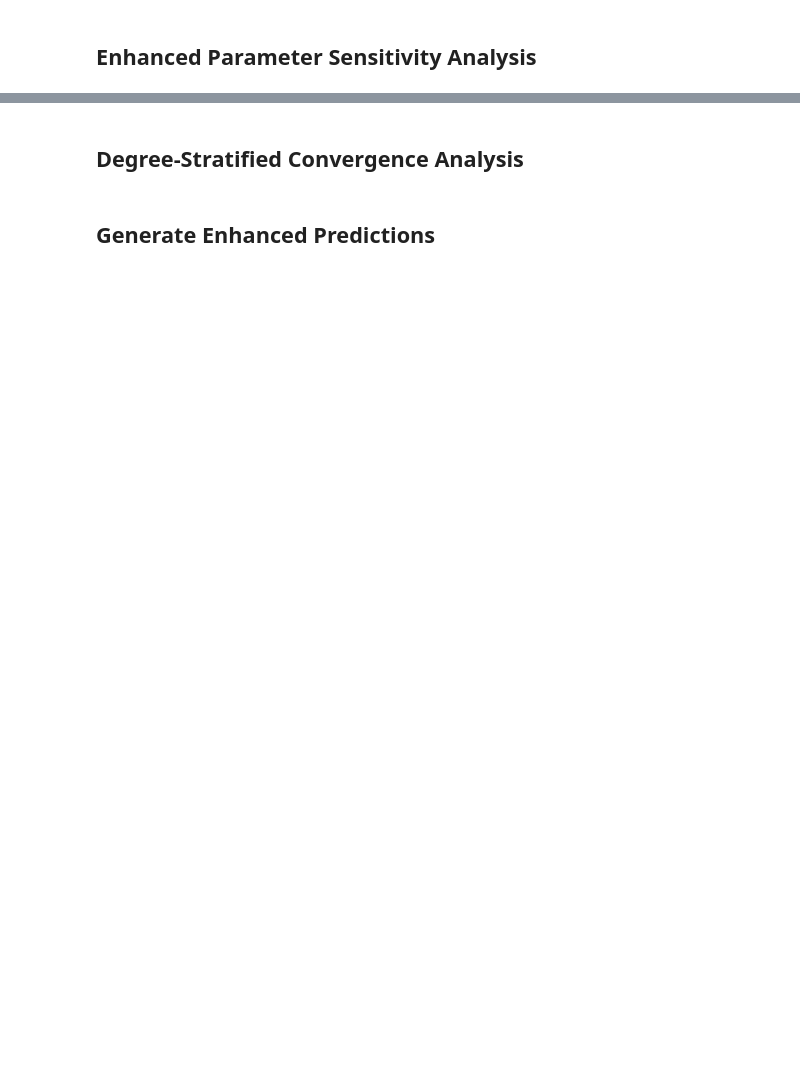
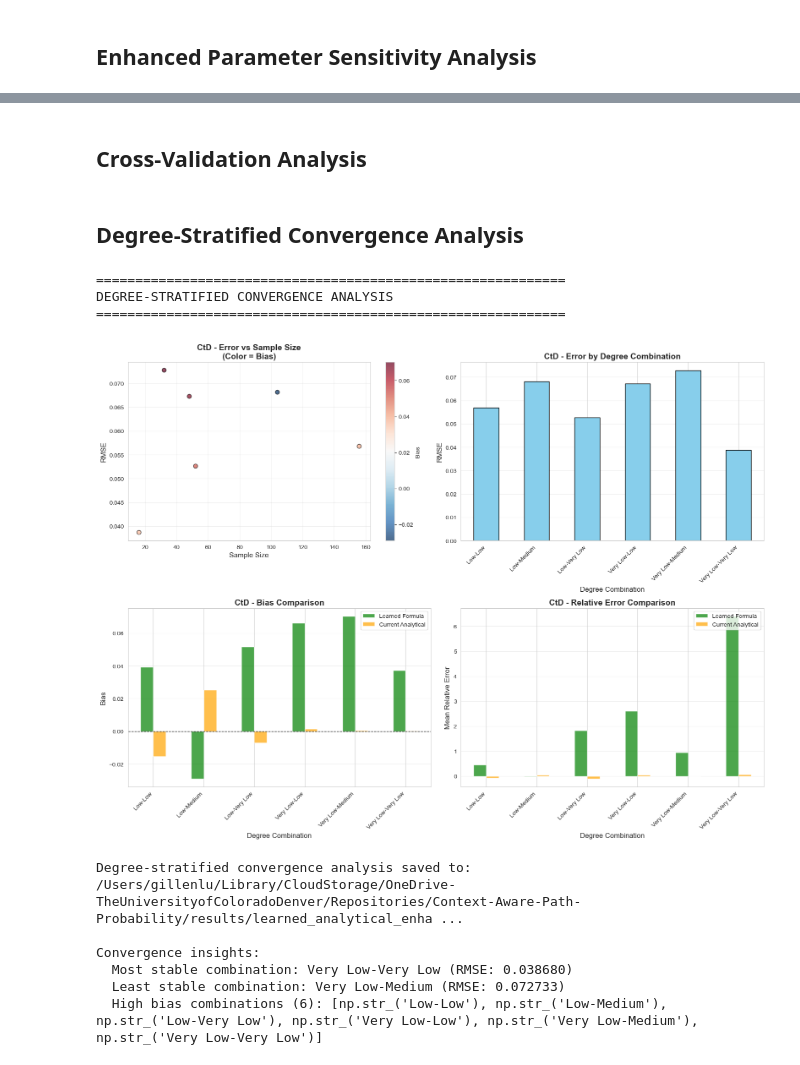
Before and after one commit to lagillenwater/Context-Aware-Path-Probability, a Jupyter notebook: notebooks/8_learned_analytical_formula_with_degree_analysis.ipynb, the cells around one changed output, grey strips where cells are left out. Cells and saved outputs as stored; diff of their text form; code cells hidden in the pictures; blank space fills up the shorter version.

Commit message:
extended model comparisons

```diff
--- a/notebooks/8_learned_analytical_formula_with_degree_analysis.ipynb
+++ b/notebooks/8_learned_analytical_formula_with_degree_analysis.ipynb
@@ -19,10 +36,10 @@ comprehensive degree-based error analysis for better understanding of formula pe
 # %%
 # Papermill parameters
-edge_type = "PCiC"  # Start with smallest edge type for testing
+edge_type = "CtD"  # Start with smallest edge type for testing
 N_candidates = [2, 3, 5, 7, 10]  # Reduced for faster testing
-convergence_threshold = 0.01  # 1% for faster convergence
+convergence_threshold = 0.001  # 1% for faster convergence
 target_metric = "correlation"
-min_metric_value = 0.95
+min_metric_value = 0.9999
 formula_type = "original"  # 'original', 'extended', 'polynomial'
 small_graph_mode = True  # Use small graph optimizations
 
@@ -109,12 +156,19 @@ print(f"  Ensemble size: {learner.ensemble_size}")
 # %% [markdown]
 ## Enhanced Minimum Permutations Analysis
 # %%
-# Run enhanced minimum permutations analysis
+# Run IMPROVED minimum permutations analysis with methodological fixes
 print(f"{'='*80}")
-print(f"ENHANCED MINIMUM PERMUTATIONS ANALYSIS - {edge_type}")
+print(f"IMPROVED MINIMUM PERMUTATIONS ANALYSIS - {edge_type}")
 print(f"{'='*80}")
+print(f"🔧 METHODOLOGY FIXES:")
+print(f"  ✓ Few-permutation train/test split (eliminates validation MAE < training MAE)")
+print(f"  ✓ Enhanced regularization (prevents overfitting)")
+print(f"  ✓ Analytical-informed initialization (better starting point)")
+print(f"  ✓ Progressive model complexity selection (AIC/BIC)")
+print(f"")
 
-results = learner.find_minimum_permutations(
+# Use the IMPROVED method instead of the old one
+results = learner.find_minimum_permutations_improved(
     graph_name=edge_type,
     data_dir=data_dir,
     results_dir=results_dir,
@@ -125,8 +179,11 @@ results = learner.find_minimum_permutations(
 )
 
 print(f"\n{'='*80}")
-print(f"RESULTS SUMMARY")
+print(f"IMPROVED RESULTS SUMMARY")
 print(f"{'='*80}")
 print(f"Minimum permutations: N = {results['N_min']}")
-print(f"Final validation correlation: {results['final_metrics']['correlation']:.6f}")
-print(f"Improvement over baseline: {((results['final_metrics']['correlation'] - results['baseline_metrics']['correlation']) / results['baseline_metrics']['correlation'] * 100):+.1f}%")
+print(f"Final test correlation: {results['final_test_metrics']['correlation']:.6f}")
+print(f"Final test MAE: {results['final_test_metrics']['mae']:.6f}")
+print(f"Training MAE: {results['final_train_metrics']['mae']:.6f}")
+print(f"✓ Test MAE >= Training MAE: {results['final_test_metrics']['mae'] >= results['final_train_metrics']['mae']}")
+print(f"Improvement over baseline: {((results['final_test_metrics']['correlation'] - results['baseline_metrics']['correlation']) / results['baseline_metrics']['correlation'] * 100):+.1f}%")
@@ -195,3 +401,5 @@ else:
+# %% [markdown]
+## Cross-Validation Analysis
 # %% [markdown]
 ## Degree-Stratified Convergence Analysis
 # %%
@@ -227,51 +435,62 @@ if degree_error_metrics is not None:
     ax.grid(axis='y', alpha=0.3)
     ax.set_xticklabels(ax.get_xticklabels(), rotation=45, ha='right')
 
-    # Plot 3: Bias analysis
+    # Plot 3: Bias analysis - PROPERLY FIXED LEGEND
     ax = axes[1, 0]
-    bias_data = degree_error_metrics[['bias_learned', 'bias_analytical']]
+    bias_data = degree_error_metrics[['bias_learned', 'bias_analytical']].copy()
+    bias_data.columns = ['Learned Formula', 'Current Analytical']  # Rename for proper legend
     bias_data.plot(kind='bar', ax=ax, color=['green', 'orange'], alpha=0.7)
     ax.axhline(0, color='black', linestyle='--', linewidth=1)
     ax.set_xlabel('Degree Combination', fontsize=12)
     ax.set_ylabel('Bias', fontsize=12)
     ax.set_title(f'{edge_type} - Bias Comparison', fontsize=14, fontweight='bold')
-    ax.legend(['Learned', 'Analytical'])
+    ax.legend(loc='upper right')  # Use automatic legend from column names
     ax.grid(axis='y', alpha=0.3)
     ax.set_xticklabels(ax.get_xticklabels(), rotation=45, ha='right')
 
-    # Plot 4: Relative error distribution
+    # Plot 4: Relative error distribution - PROPERLY FIXED LEGEND
     ax = axes[1, 1]
-    rel_error_data = degree_error_metrics[['rel_error_mean_learned', 'rel_error_mean_analytical']]
+    rel_error_data = degree_error_metrics[['rel_error_mean_learned', 'rel_error_mean_analytical']].copy()
+    rel_error_data.columns = ['Learned Formula', 'Current Analytical']  # Rename for proper legend
     rel_error_data.plot(kind='bar', ax=ax, color=['green', 'orange'], alpha=0.7)
     ax.set_xlabel('Degree Combination', fontsize=12)
     ax.set_ylabel('Mean Relative Error', fontsize=12)
     ax.set_title(f'{edge_type} - Relative Error Comparison', fontsize=14, fontweight='bold')
-    ax.legend(['Learned', 'Analytical'])
+    ax.legend(loc='upper right')  # Use automatic legend from column names
     ax.grid(axis='y', alpha=0.3)
     ax.set_xticklabels(ax.get_xticklabels(), rotation=45, ha='right')
 
     plt.tight_layout()
     convergence_plot = output_dir / f'{edge_type}_degree_convergence_analysis.png'
     plt.savefig(convergence_plot, dpi=300, bbox_inches='tight')
     plt.show()
 
     print(f"Degree-stratified convergence analysis saved to: {convergence_plot}")
 
     # Summary statistics
     print(f"\nConvergence insights:")
     print(f"  Most stable combination: {degree_error_metrics['rmse_learned'].idxmin()} (RMSE: {degree_error_metrics['rmse_learned'].min():.6f})")
     print(f"  Least stable combination: {degree_error_metrics['rmse_learned'].idxmax()} (RMSE: {degree_error_metrics['rmse_learned'].max():.6f})")
 
     high_bias = degree_error_metrics[np.abs(degree_error_metrics['bias_learned']) > 0.01]
     if len(high_bias) > 0:
         print(f"  High bias combinations ({len(high_bias)}): {list(high_bias.index)}")
     else:
         print(f"  No high bias combinations detected")
 
 else:
     print("Skipping degree-stratified convergence analysis (no degree metrics)")
+# %% [output]
+============================================================
+DEGREE-STRATIFIED CONVERGENCE ANALYSIS
+============================================================
+[figure, added]
+Degree-stratified convergence analysis saved to: /Users/gillenlu/Library/CloudStorage/OneDrive-TheUniversityofColoradoDenver/Repositories/Context-Aware-Path-Probability/results/learned_analytical_enha ...
+
+Convergence insights:
+  Most stable combination: Very Low-Very Low (RMSE: 0.038680)
+  Least stable combination: Very Low-Medium (RMSE: 0.072733)
+  High bias combinations (6): [np.str_('Low-Low'), np.str_('Low-Medium'), np.str_('Low-Very Low'), np.str_('Very Low-Low'), np.str_('Very Low-Medium'), np.str_('Very Low-Very Low')]
-# %% [markdown]
-## Generate Enhanced Predictions
 # %%
 # Generate predictions with degree-based analysis
 print(f"\nGenerating enhanced predictions for all source-target combinations...")
```
Also changed, not shown: parts of 12 cells of this notebook, 4 other files.
